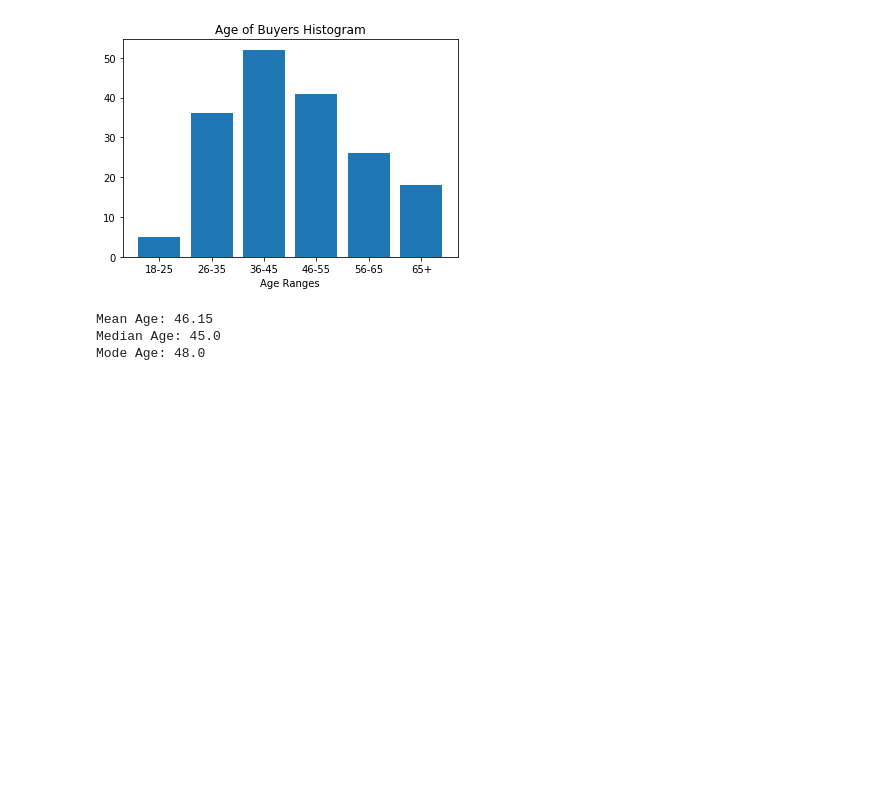
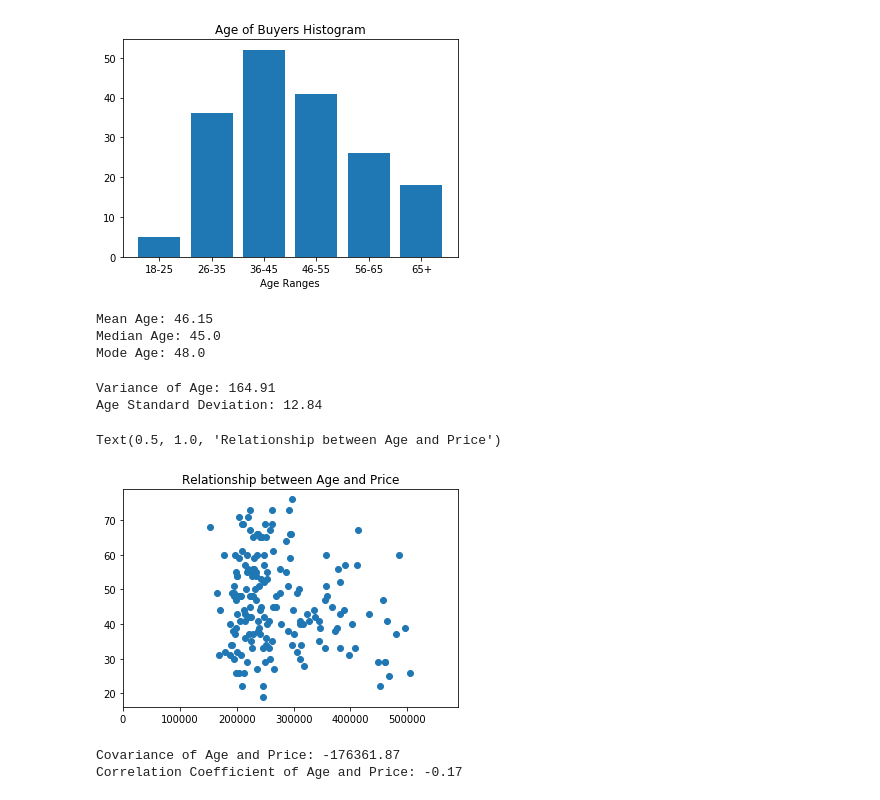
Before and after one commit to ramuir/Sales_Data, a Jupyter notebook: sales_data_analysis.ipynb, the cells around one changed output. Drawn from its saved outputs; the diff is of its cells as text; code cells hidden in the pictures; blank space fills up the shorter version.

Commit message:
adding graphs and dispersion, covariance, cocoef

```diff
--- a/sales_data_analysis.ipynb
+++ b/sales_data_analysis.ipynb
@@ -159,3 +159,32 @@ print(f'Mode Age: {mode_age[0]}')
 Mean Age: 46.15
 Median Age: 45.0
 Mode Age: 48.0
+# %%
+#Dispersion and variability of age
+age_variance = round(pd.to_numeric(sales_df['Age at time of purchase'],errors='coerce').var(),2)
+age_std = round(pd.to_numeric(sales_df['Age at time of purchase'],errors='coerce').std(),2)
+print(f'Variance of Age: {age_variance}')
+print(f'Age Standard Deviation: {age_std}')
+# %% [output]
+Variance of Age: 164.91
+Age Standard Deviation: 12.84
+# %%
+sales_df['Age at time of purchase'] = pd.to_numeric(sales_df['Age at time of purchase'],errors='coerce')
+sales_df['Price'] = pd.to_numeric(sales_df['Price'],errors='coerce')
+# %%
+#scatter plot to see if age has correlation to price
+plt.scatter(sales_df['Price'], sales_df['Age at time of purchase'])
+plt.xlim(0, sales_df['Price'].max()+50000)
+plt.title('Relationship between Age and Price')
+# %% [output]
+Text(0.5, 1.0, 'Relationship between Age and Price')
+[figure, added]
+# %%
+#show covarianace and corr coef of age and price disregard correlation below 0.2
+age_price_covariance = round(sales_df['Age at time of purchase'].cov(sales_df['Price']),2)
+age_price_coefficient = round(sales_df['Age at time of purchase'].corr(sales_df['Price']),2)
+print(f'Covariance of Age and Price: {age_price_covariance}')
+print(f'Correlation Coefficient of Age and Price: {age_price_coefficient}')
+# %% [output]
+Covariance of Age and Price: -176361.87
+Correlation Coefficient of Age and Price: -0.17
```
Also changed, not shown: parts of 3 cells of this notebook.
